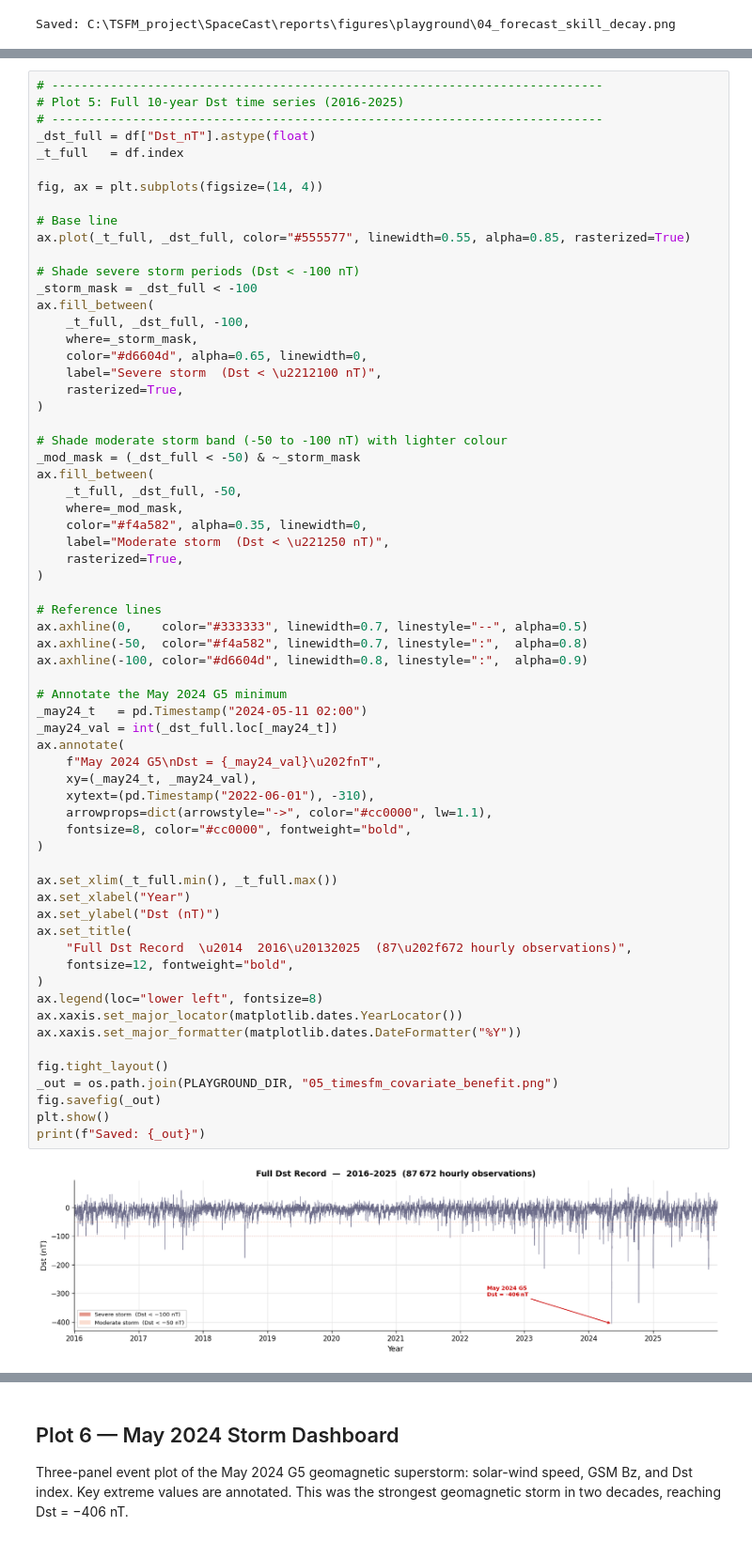
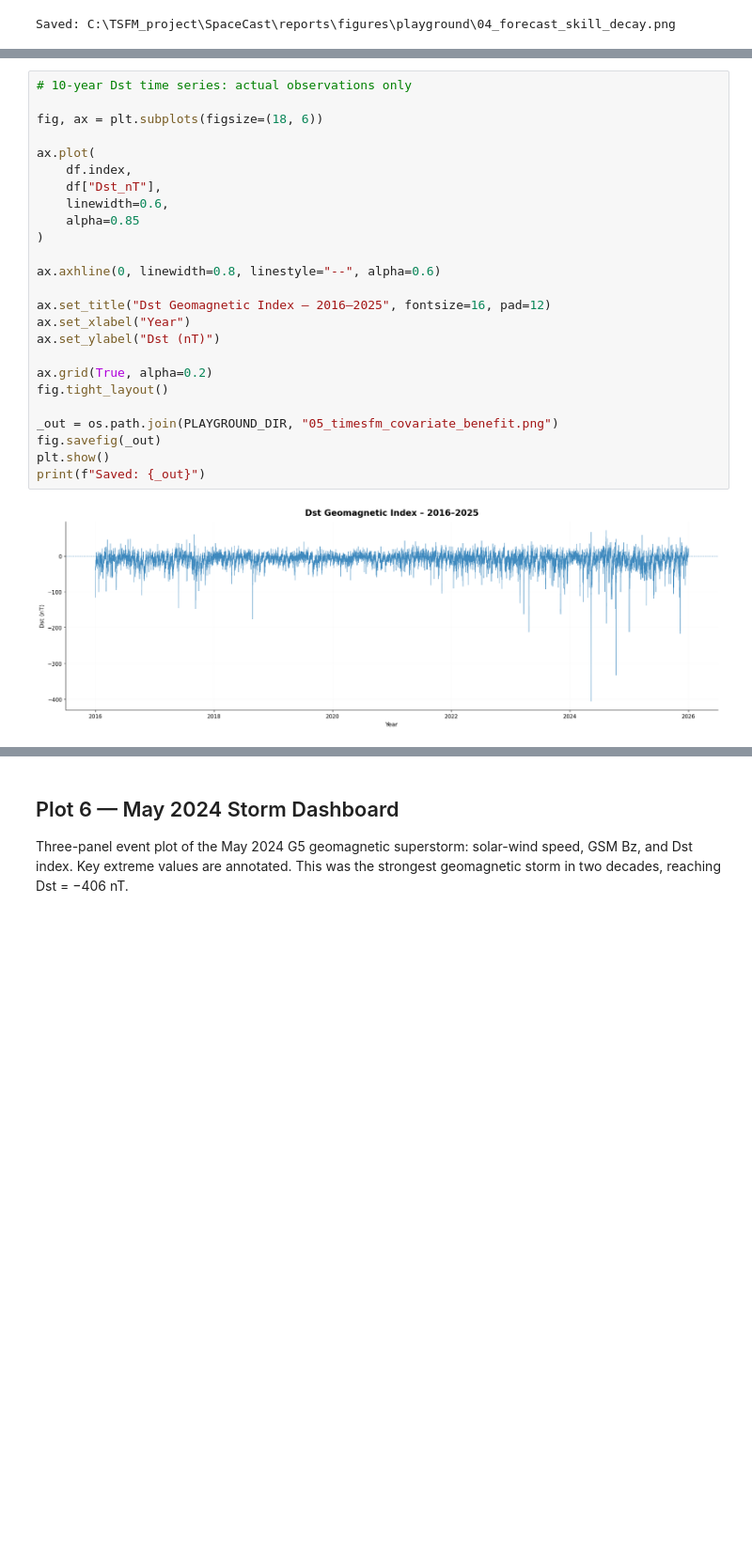
Before and after one commit to Shaleen-Garg/SpaceCast--Space-Weather-Forecasting, a Jupyter notebook: notebooks/07_playground.ipynb, the cells around one changed output, grey strips where cells are left out. Shown at 94% size. Cells and saved outputs as stored; diff of their text form; blank space fills up the shorter version.

```diff
--- a/notebooks/07_playground.ipynb
+++ b/notebooks/07_playground.ipynb
@@ -368,69 +369,30 @@ Full hourly Dst record across the entire dataset. Severe storms (Dst < −100
 # %%
-# ---------------------------------------------------------------------------
-# Plot 5: Full 10-year Dst time series (2016-2025)
-# ---------------------------------------------------------------------------
-_dst_full = df["Dst_nT"].astype(float)
-_t_full   = df.index
+# 10-year Dst time series: actual observations only
 
-fig, ax = plt.subplots(figsize=(14, 4))
+fig, ax = plt.subplots(figsize=(18, 6))
 
-# Base line
-ax.plot(_t_full, _dst_full, color="#555577", linewidth=0.55, alpha=0.85, rasterized=True)
-
-# Shade severe storm periods (Dst < -100 nT)
-_storm_mask = _dst_full < -100
-ax.fill_between(
-    _t_full, _dst_full, -100,
-    where=_storm_mask,
-    color="#d6604d", alpha=0.65, linewidth=0,
-    label="Severe storm  (Dst < \u2212100 nT)",
-    rasterized=True,
+ax.plot(
+    df.index,
+    df["Dst_nT"],
+    linewidth=0.6,
+    alpha=0.85
 )
 
-# Shade moderate storm band (-50 to -100 nT) with lighter colour
-_mod_mask = (_dst_full < -50) & ~_storm_mask
-ax.fill_between(
-    _t_full, _dst_full, -50,
-    where=_mod_mask,
-    color="#f4a582", alpha=0.35, linewidth=0,
-    label="Moderate storm  (Dst < \u221250 nT)",
-    rasterized=True,
-)
+ax.axhline(0, linewidth=0.8, linestyle="--", alpha=0.6)
 
-# Reference lines
-ax.axhline(0,    color="#333333", linewidth=0.7, linestyle="--", alpha=0.5)
-ax.axhline(-50,  color="#f4a582", linewidth=0.7, linestyle=":",  alpha=0.8)
-ax.axhline(-100, color="#d6604d", linewidth=0.8, linestyle=":",  alpha=0.9)
-
-# Annotate the May 2024 G5 minimum
-_may24_t   = pd.Timestamp("2024-05-11 02:00")
-_may24_val = int(_dst_full.loc[_may24_t])
-ax.annotate(
-    f"May 2024 G5\nDst = {_may24_val}\u202fnT",
-    xy=(_may24_t, _may24_val),
-    xytext=(pd.Timestamp("2022-06-01"), -310),
-    arrowprops=dict(arrowstyle="->", color="#cc0000", lw=1.1),
-    fontsize=8, color="#cc0000", fontweight="bold",
-)
-
-ax.set_xlim(_t_full.min(), _t_full.max())
+ax.set_title("Dst Geomagnetic Index – 2016–2025", fontsize=16, pad=12)
 ax.set_xlabel("Year")
 ax.set_ylabel("Dst (nT)")
-ax.set_title(
-    "Full Dst Record  \u2014  2016\u20132025  (87\u202f672 hourly observations)",
-    fontsize=12, fontweight="bold",
-)
-ax.legend(loc="lower left", fontsize=8)
-ax.xaxis.set_major_locator(matplotlib.dates.YearLocator())
-ax.xaxis.set_major_formatter(matplotlib.dates.DateFormatter("%Y"))
 
+ax.grid(True, alpha=0.2)
 fig.tight_layout()
+
 _out = os.path.join(PLAYGROUND_DIR, "05_timesfm_covariate_benefit.png")
 fig.savefig(_out)
 plt.show()
 print(f"Saved: {_out}")
 # %% [output]
-[figure, old version]
+[figure, new version]
 Saved: C:\TSFM_project\SpaceCast\reports\figures\playground\05_timesfm_covariate_benefit.png
 # %% [markdown]
 ## Plot 6 — May 2024 Storm Dashboard
```
Also changed, not shown: parts of 3 cells of this notebook, 9 other files.
